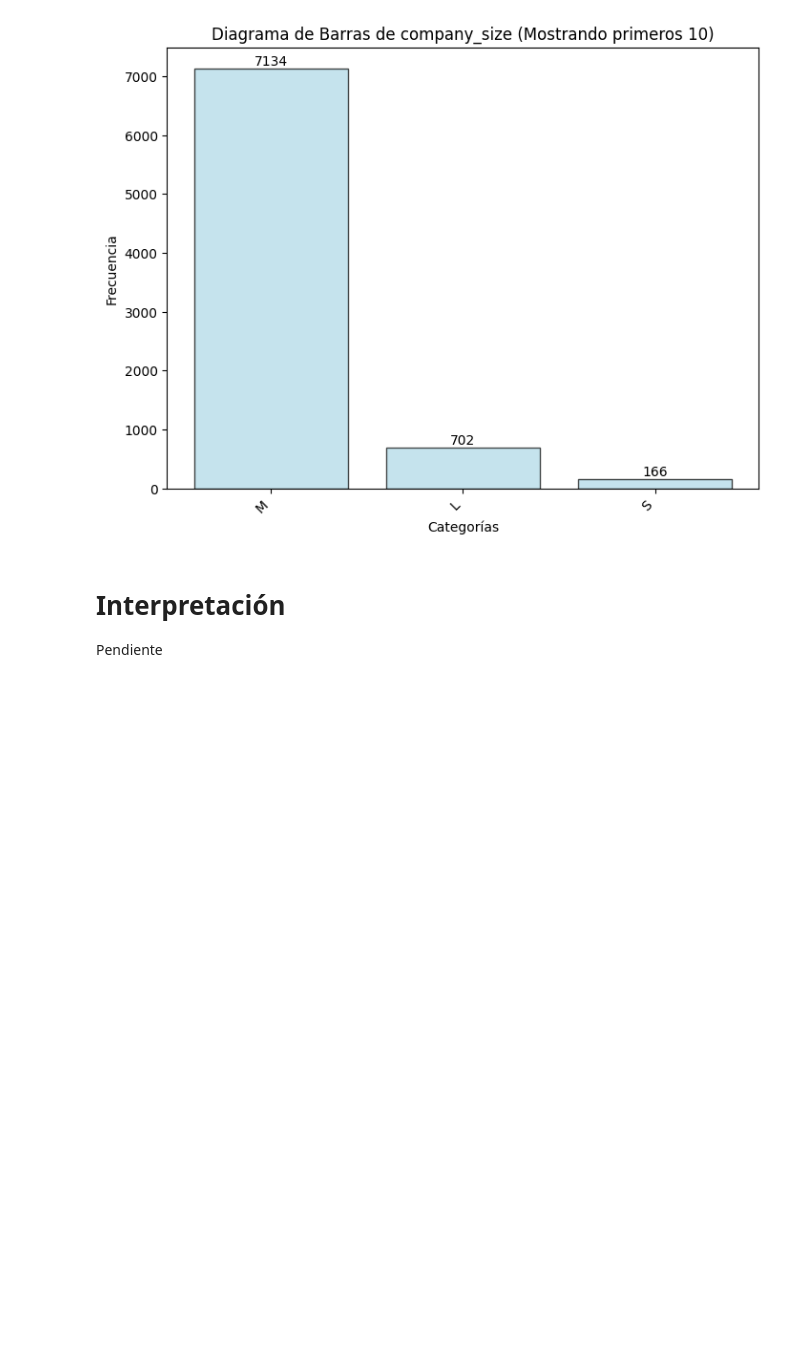
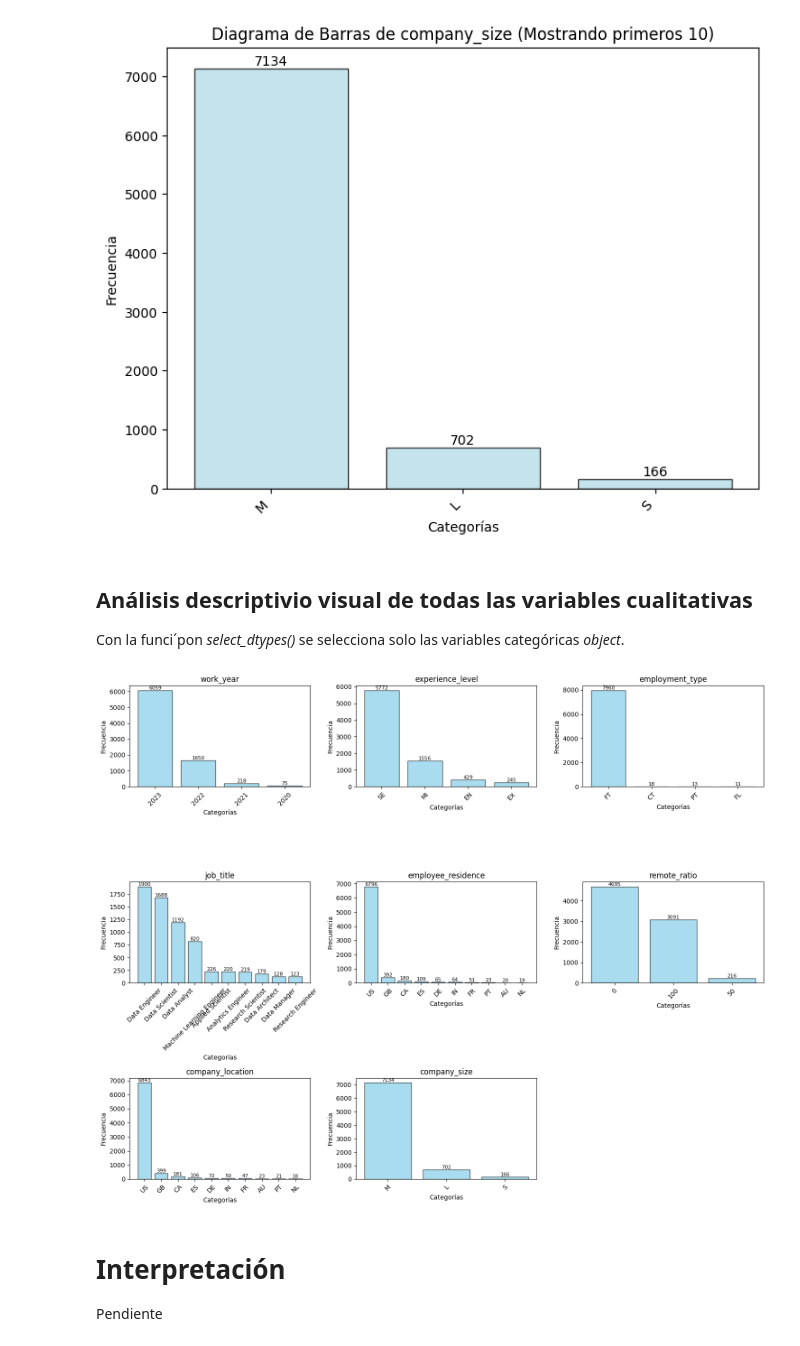
Before and after one commit to rpizarrog/innovacion-empresarial, a Jupyter notebook: notebook_python/Caso_Prueba_03_Análisis_descriptivo_y_visual_de_salarios.ipynb, the cells around one changed output. Saved outputs shown, nothing was run; the diff lists cells and outputs as text; code cells hidden in the pictures; blank space fills up the shorter version.

```diff
--- a/notebook_python/Caso_Prueba_03_Análisis_descriptivo_y_visual_de_salarios.ipynb
+++ b/notebook_python/Caso_Prueba_03_Análisis_descriptivo_y_visual_de_salarios.ipynb
@@ -498,6 +551,16 @@ Los profesionales de TI de esta muestra trabajan aproximadamente en un 89% en em
 f_barra(datos, 'company_size')
 # %% [output]
 [figure]
+# %% [markdown]
+## Análisis descriptivio visual de todas las variables cualitativas
+
+Con la funci´pon *select_dtypes()* se selecciona solo las variables categóricas *object*.
+# %%
+columnas_categoricas = datos.select_dtypes(include=['object', 'category']).columns.tolist()
+columnas_categoricas
+f_barra_multiple_matriz (datos, variables=columnas_categoricas, color='skyblue', mostrar='primeros')
+# %% [output]
+[figure, added]
 # %% [markdown]
 # Interpretación
 
```
Also changed, not shown: parts of 2 cells of this notebook.
